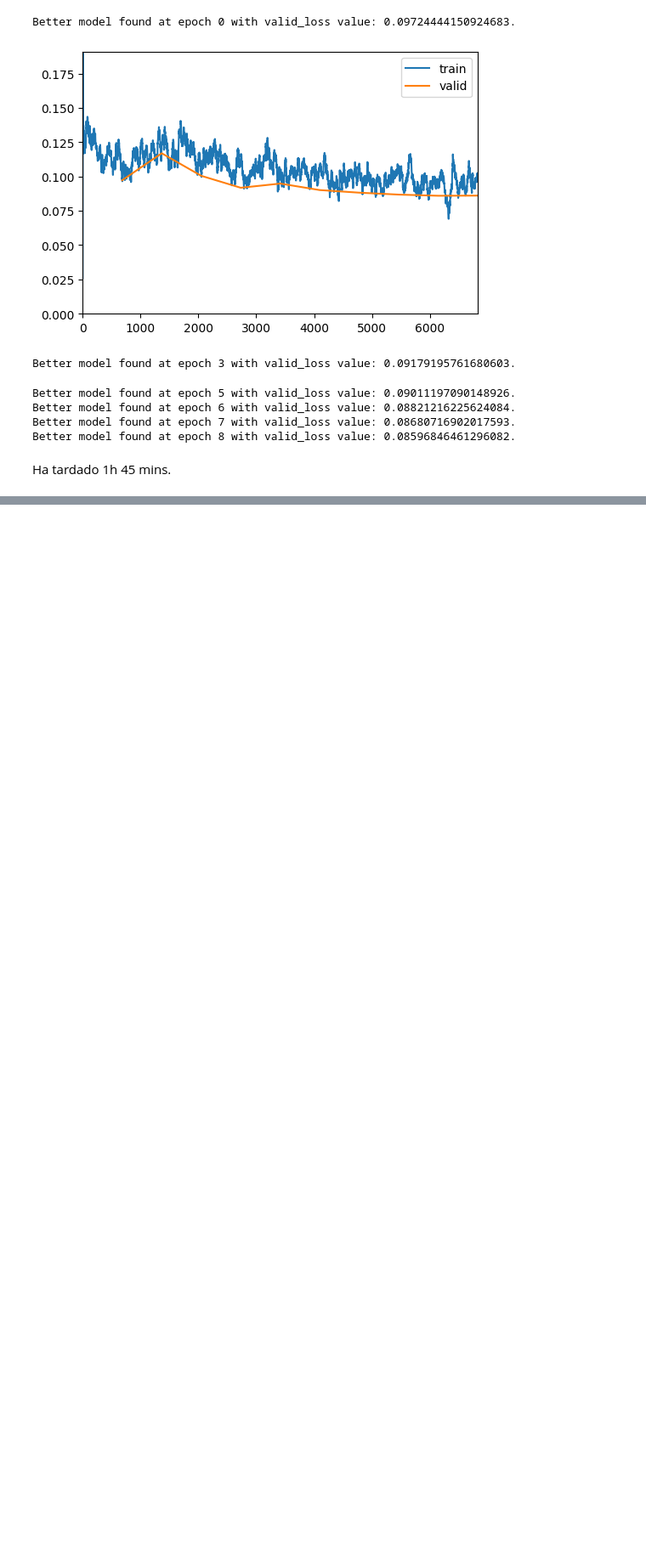
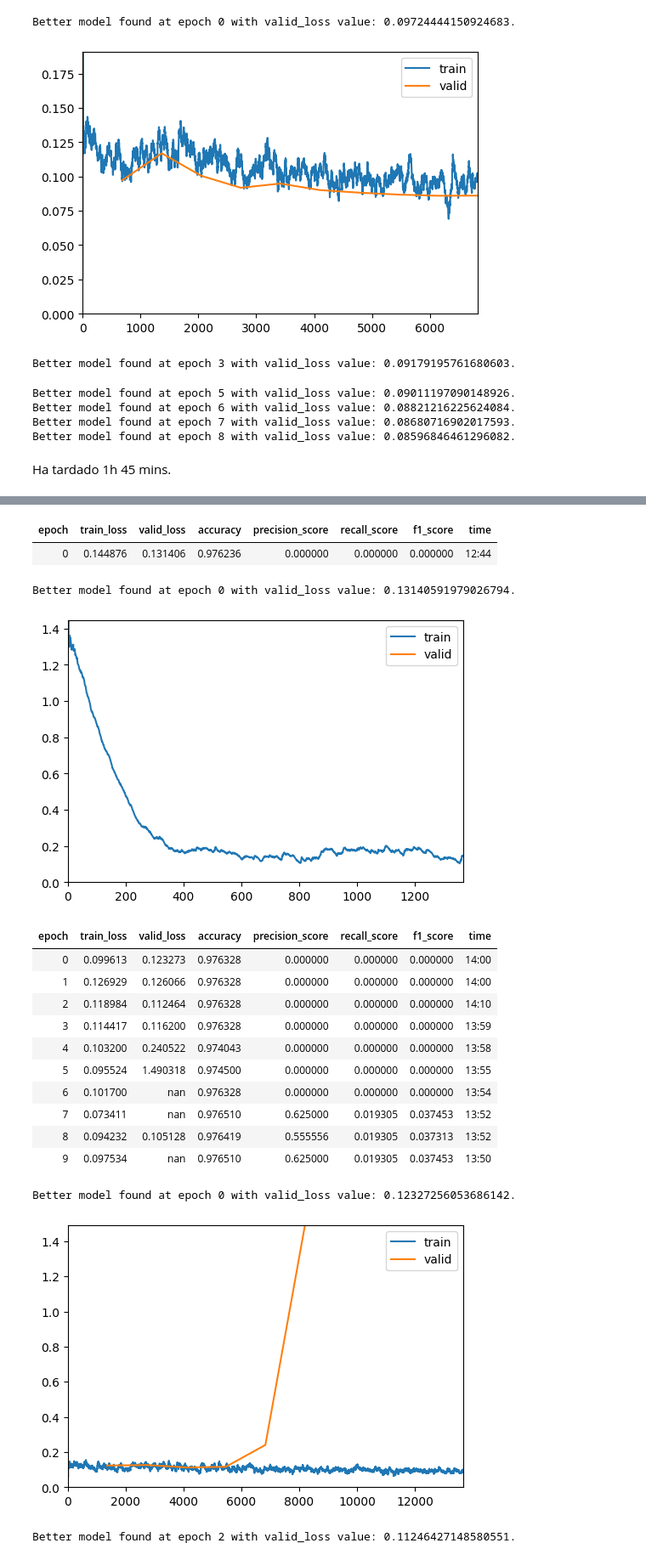
Before and after one commit to inigo99/CancerDetection, a Jupyter notebook: TFM.ipynb, the cells around one changed output, grey strips where cells are left out. Shown at 85% size. Drawn from its saved outputs; the diff is of its cells as text; code cells hidden in the pictures; blank space fills up the shorter version.

```diff
--- a/TFM.ipynb
+++ b/TFM.ipynb
@@ -175,0 +184,16 @@ Ha tardado 1h 45 mins.
+# %%
+callbacks = [
+    ShowGraphCallback(),
+    SaveModelCallback(fname='Hrnet')
+]
+# %%
+db = DataBlock(blocks = (ImageBlock, CategoryBlock),
+                 get_items=get_image_files,
+                 splitter=RandomSplitter(valid_pct=0.2,seed=42),
+                 get_y=label_func,
+                 item_tfms = Resize(256),
+                 batch_tfms=aug_transforms(size=128,min_scale=0.75))
+# %%
+dls = db.dataloaders(imagesPath, bs=32)
+# %%
+learn = vision_learner(dls, 'hrnet_w44', metrics=[accuracy, Precision(), Recall(), F1Score()], cbs=callbacks).to_fp16()
@@ -175,0 +202,21 @@ Ha tardado 1h 45 mins.
+# %%
+learn.fine_tune(10, base_lr=1e-2)
+# %% [output]
+| epoch | train_loss | valid_loss | accuracy | precision_score | recall_score | f1_score | time |
+| 0 | 0.144876 | 0.131406 | 0.976236 | 0.000000 | 0.000000 | 0.000000 | 12:44 |
+Better model found at epoch 0 with valid_loss value: 0.13140591979026794.
+[figure, added]
+| epoch | train_loss | valid_loss | accuracy | precision_score | recall_score | f1_score | time |
+| 0 | 0.099613 | 0.123273 | 0.976328 | 0.000000 | 0.000000 | 0.000000 | 14:00 |
+| 1 | 0.126929 | 0.126066 | 0.976328 | 0.000000 | 0.000000 | 0.000000 | 14:00 |
+| 2 | 0.118984 | 0.112464 | 0.976328 | 0.000000 | 0.000000 | 0.000000 | 14:10 |
+| 3 | 0.114417 | 0.116200 | 0.976328 | 0.000000 | 0.000000 | 0.000000 | 13:59 |
+| 4 | 0.103200 | 0.240522 | 0.974043 | 0.000000 | 0.000000 | 0.000000 | 13:58 |
+| 5 | 0.095524 | 1.490318 | 0.974500 | 0.000000 | 0.000000 | 0.000000 | 13:55 |
+| 6 | 0.101700 | nan | 0.976328 | 0.000000 | 0.000000 | 0.000000 | 13:54 |
+| 7 | 0.073411 | nan | 0.976510 | 0.625000 | 0.019305 | 0.037453 | 13:52 |
+| 8 | 0.094232 | 0.105128 | 0.976419 | 0.555556 | 0.019305 | 0.037313 | 13:52 |
+| 9 | 0.097534 | nan | 0.976510 | 0.625000 | 0.019305 | 0.037453 | 13:50 |
+Better model found at epoch 0 with valid_loss value: 0.12327256053686142.
+[figure, added]
+Better model found at epoch 2 with valid_loss value: 0.11246427148580551.
```
Also changed, not shown: parts of 14 cells of this notebook.
